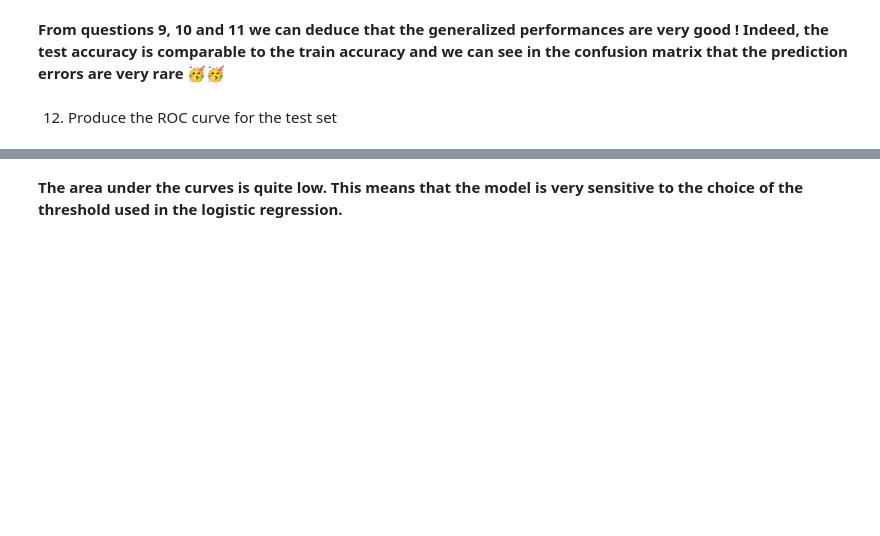
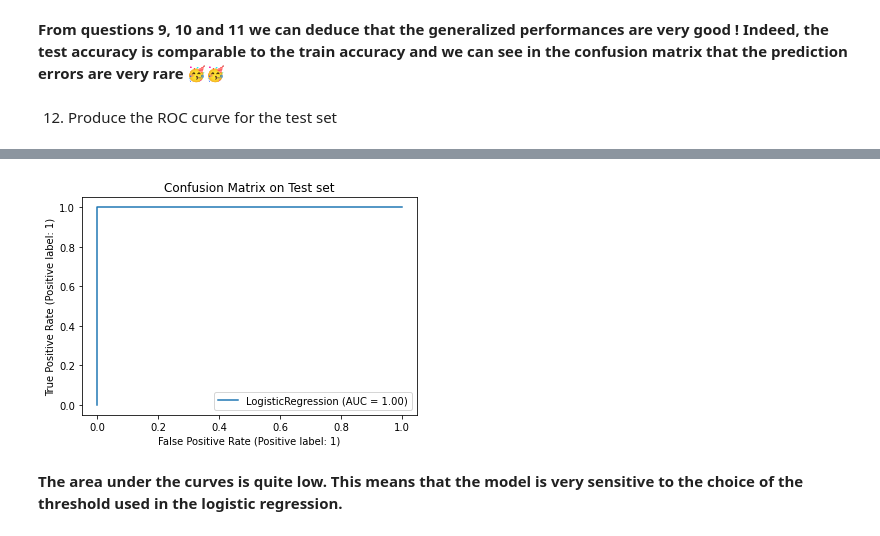
Before and after one commit to BerengerQueune/Jedha_Bootcamp, a Jupyter notebook: M05-Supervised_Machine_Learning/D04-Logistic_regression/ex-01-First_classification.ipynb, the cells around one changed output, grey strips where cells are left out. Cells and saved outputs as stored; diff of their text form; code cells hidden in the pictures; blank space fills up the shorter version.

```diff
--- a/M05-Supervised_Machine_Learning/D04-Logistic_regression/ex-01-First_classification.ipynb
+++ b/M05-Supervised_Machine_Learning/D04-Logistic_regression/ex-01-First_classification.ipynb
@@ -182,3 +198,47 @@ NameError: name 'classifier' is not defined
+# %%
+# Visualize ROC curves
+
+
+"""
+# PLOTLY METHOD
+probas_train = classifier.predict_proba(X_train)[:,1]
+precisions, recalls, thresholds = roc_curve(y_train, probas_train)
+fig = go.Figure(
+    data = go.Scatter(
+        name = 'train',
+        x = recalls,
+        y = precisions,
+        mode = 'lines'
+    ),
+    layout = go.Layout(
+        title = go.layout.Title(text = "ROC curve", x = 0.5),
+        xaxis = go.layout.XAxis(title = 'False Positive Rate'),
+        yaxis = go.layout.YAxis(title = 'True Positive Rate')
+    )
+)
+
+probas_test = classifier.predict_proba(X_test)[:,1]
+precisions, recalls, thresholds = roc_curve(y_test, probas_test)
+fig.add_trace(go.Scatter(
+    name = 'test',
+    x = recalls,
+    y = precisions,
+    mode = 'lines'
+    )
+)
+fig.show()
+"""
+
+from IPython.display import clear_output
+clear_output(wait=True) # Simply clear above string output
+
+# SKLEARN 1.0 METHOD
+_ , ax = plt.subplots() # Get subplot from matplotlib
+ax.set(title="Confusion Matrix on Test set") # Set a title that we will add into ConfusionMatrixDisplay
+RocCurveDisplay.from_estimator(classifier, X_test, y_test, ax=ax) # ConfusionMatrixDisplay from sklearn
+plt.show()
+# %% [output]
+[figure, added]
 # %% [markdown]
 **The area under the curves is quite low. This means that the model is very sensitive to the choice of the threshold used in the logistic regression.**
 # %% [markdown]
```
Also changed, not shown: parts of 27 cells of this notebook, 30 other files.
